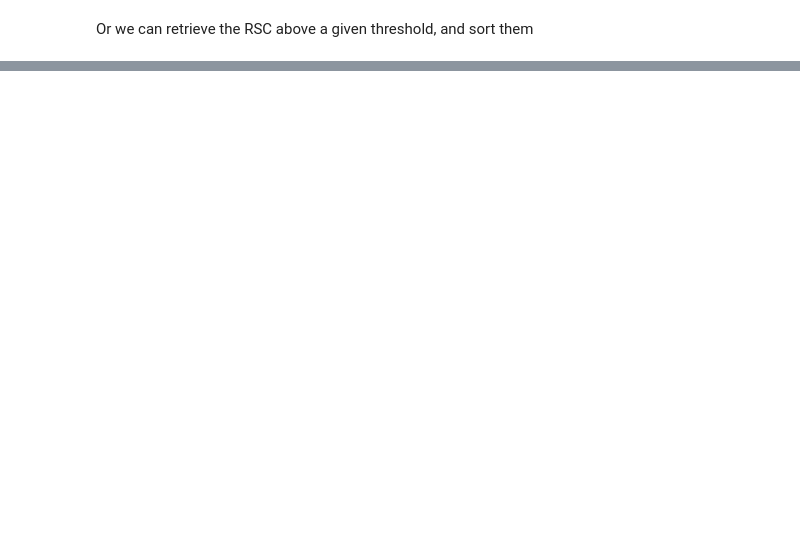
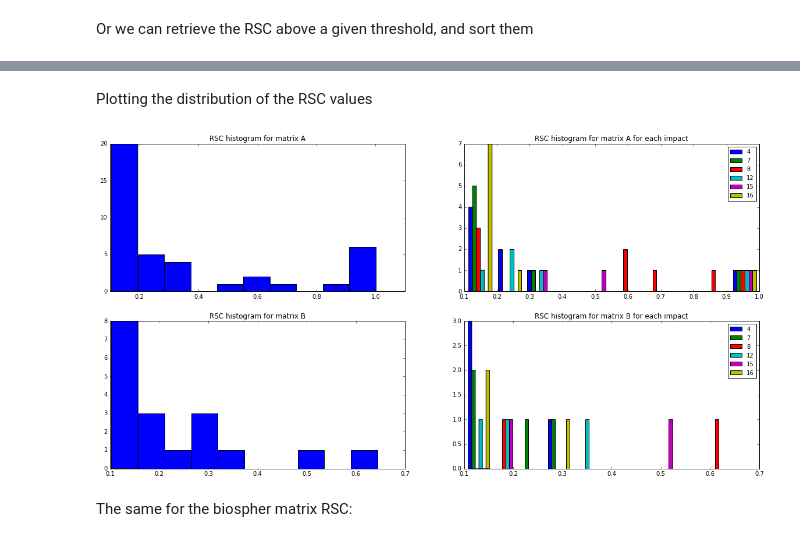
Before and after one commit to NicolasDumoulin/brightway2-sensitivity, a Jupyter notebook: LSA.ipynb, the cells around one changed output, grey strips where cells are left out. Drawn from its saved outputs; the diff is of its cells as text; code cells hidden in the pictures; blank space fills up the shorter version.

Commit message:
RSC plots

```diff
--- a/LSA.ipynb
+++ b/LSA.ipynb
@@ -256,6 +268,6 @@ print(methods.get(method_key))
 ### RSC results
 For example, we can get the five more important RSC for the impact #6 and the matrix A:
 # %%
-k=6
+k=4
 [[x[0],x[1],rsca[k][x[0],x[1]]] for x in sorted(np.array(rsca[k].nonzero()).T, key=lambda x: abs(rsca[k][x[0],x[1]]))[-5:]]
 # %% [output]
@@ -279,6 +291,7 @@ rsca_summary = [x+[
         str(Database(rev_product[x[2]][0]).get(rev_product[x[2]][1]))] for x in rsca_sorted]
 import pandas as pd
 from IPython.display import display
-display(pd.DataFrame(rsca_summary, columns = ['Impact','x','y','RSC','Activity(x)','Product(y)']))
+rsca_sorted_df=pd.DataFrame(rsca_summary, columns = ['Impact','x','y','RSC','Activity(x)','Product(y)'])
+display(rsca_sorted_df)
 # TODO translate Impact index
 # %% [output]
@@ -289,0 +315,8 @@ NameError: name 'rsca_sorted' is not defined
+# %%
+rscb_filtered = [[k, x[0],x[1],rscbk[x[0],x[1]]] for k,rscbk in enumerate(rscb) for x in np.array(rscbk.nonzero()).T  if abs(rscbk[x[0],x[1]])>threshold]
+rscb_sorted = sorted(rscb_filtered, key=lambda x:abs(x[3]), reverse=True)
+rscb_summary = [x+[
+        str(Database(rev_bio[x[1]][0]).get(rev_bio[x[1]][1])),
+        str(Database(rev_activity[x[2]][0]).get(rev_activity[x[2]][1]))] for x in rscb_sorted]
+rscb_sorted_df=pd.DataFrame(rscb_summary, columns = ['Impact','x','y','RSC','Biosphere(x)','Activity(y)'])
+display(rscb_sorted_df)
@@ -289,0 +341,17 @@ NameError: name 'rsca_sorted' is not defined
+# %% [markdown]
+Plotting the distribution of the RSC values
+# %%
+fig, axes = plt.subplots(2,2)
+for line,(rsc,name) in enumerate([[rsca_sorted_df,'A'],[rscb_sorted_df,'B']]):
+    axes[line][0].hist(abs(rsc['RSC']))
+    axes[line][0].set_title('RSC histogram for matrix '+name)
+    nonnull_k = [k for k in range(len(h)) if sum(abs(rsc[rsc.Impact==k]['RSC']))>0]
+    data_hists = [abs(rsc[rsc.Impact==k]['RSC']) for k in nonnull_k]
+    axes[line][1].hist(data_hists, histtype='bar',label=nonnull_k)
+    axes[line][1].set_title('RSC histogram for matrix '+name+' for each impact')
+    axes[line][1].legend(prop={'size': 10})
+plt.show()
+# %% [output]
+[figure, added]
+# %% [markdown]
+The same for the biospher matrix RSC:
```
Also changed, not shown: parts of 19 cells of this notebook.
